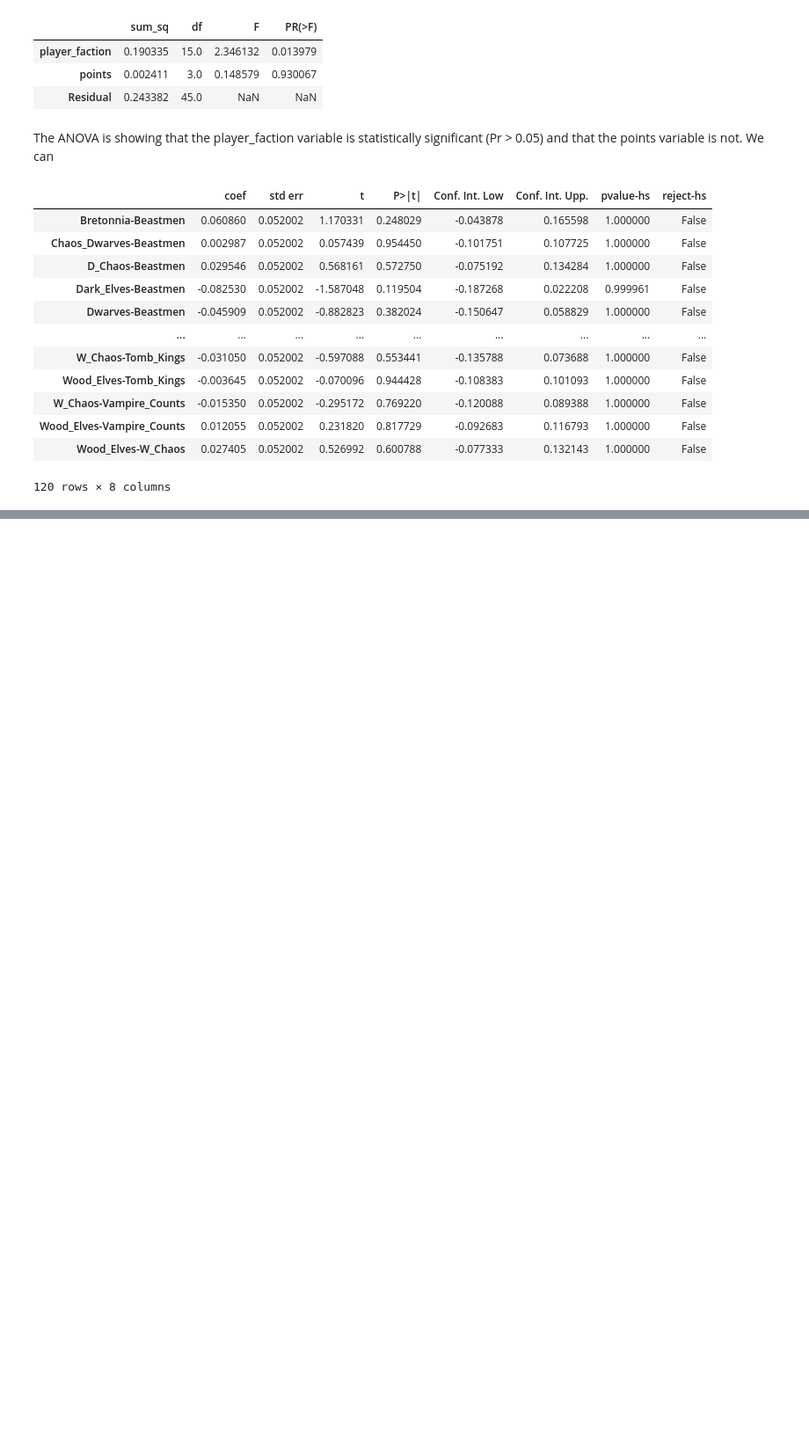
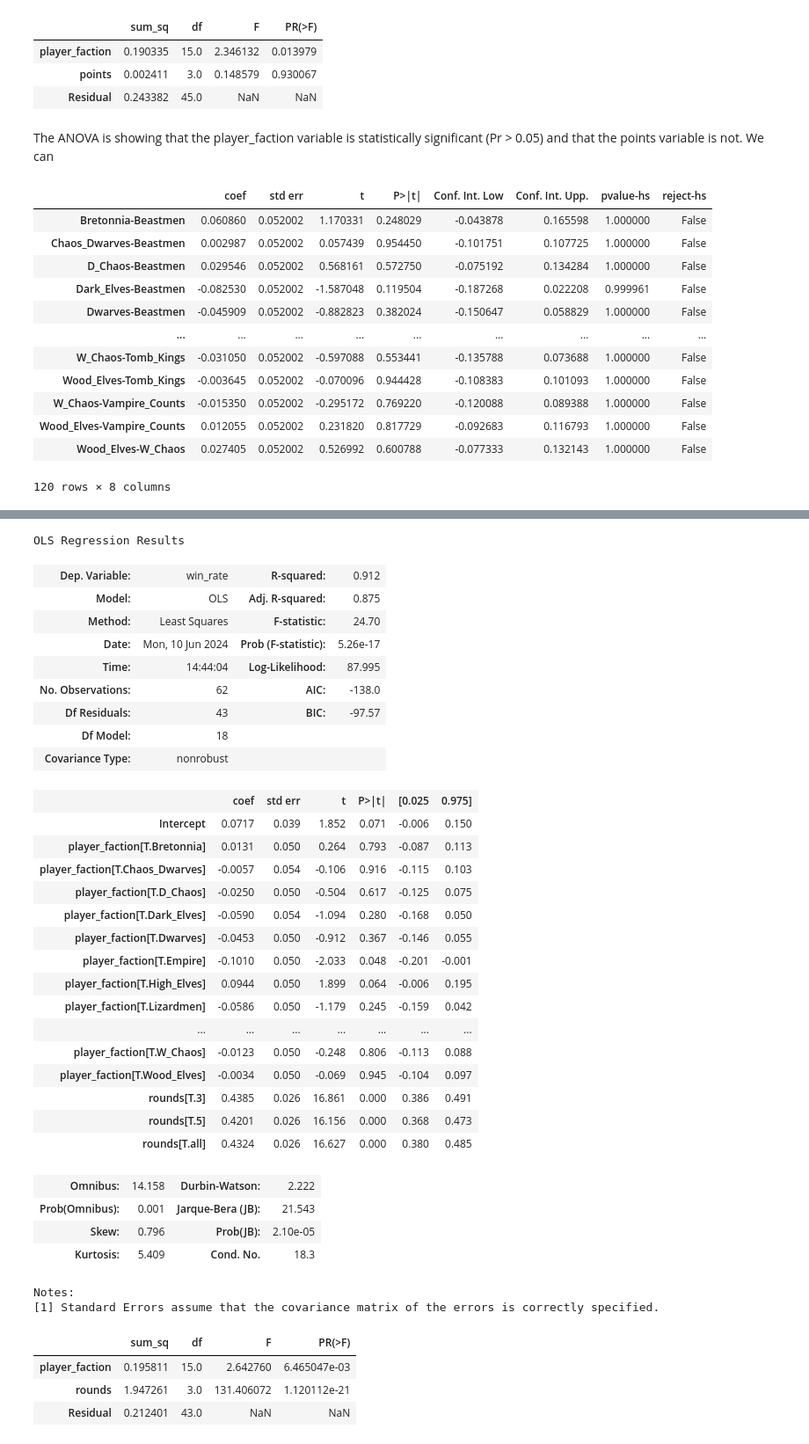
Before and after one commit to jacoblundeen/tow_analysis, a Jupyter notebook: tow_analysis.ipynb, the cells around one changed output, grey strips where cells are left out. Shown at 88% size. Drawn from its saved outputs; the diff is of its cells as text; code cells hidden in the pictures; blank space fills up the shorter version.

```diff
--- a/tow_analysis.ipynb
+++ b/tow_analysis.ipynb
@@ -234,0 +280,45 @@ pw.result_frame
+# %%
+rounds_formula = 'win_rate ~ player_faction + rounds'
+rounds_model = smf.ols(rounds_formula, tow_rounds_wr).fit()
+rounds_model.summary()
+# %% [output]
+OLS Regression Results
+| Dep. Variable: | win_rate | R-squared: | 0.912 |
+| Model: | OLS | Adj. R-squared: | 0.875 |
+| Method: | Least Squares | F-statistic: | 24.70 |
+| Date: | Mon, 10 Jun 2024 | Prob (F-statistic): | 5.26e-17 |
+| Time: | 14:44:04 | Log-Likelihood: | 87.995 |
+| No. Observations: | 62 | AIC: | -138.0 |
+| Df Residuals: | 43 | BIC: | -97.57 |
+| Df Model: | 18 |  |  |
+| Covariance Type: | nonrobust |  |  |
+|  | coef | std err | t | P>|t| | [0.025 | 0.975] |
+| Intercept | 0.0717 | 0.039 | 1.852 | 0.071 | -0.006 | 0.150 |
+| player_faction[T.Bretonnia] | 0.0131 | 0.050 | 0.264 | 0.793 | -0.087 | 0.113 |
+| player_faction[T.Chaos_Dwarves] | -0.0057 | 0.054 | -0.106 | 0.916 | -0.115 | 0.103 |
+| player_faction[T.D_Chaos] | -0.0250 | 0.050 | -0.504 | 0.617 | -0.125 | 0.075 |
+| player_faction[T.Dark_Elves] | -0.0590 | 0.054 | -1.094 | 0.280 | -0.168 | 0.050 |
+| player_faction[T.Dwarves] | -0.0453 | 0.050 | -0.912 | 0.367 | -0.146 | 0.055 |
+| player_faction[T.Empire] | -0.1010 | 0.050 | -2.033 | 0.048 | -0.201 | -0.001 |
+| player_faction[T.High_Elves] | 0.0944 | 0.050 | 1.899 | 0.064 | -0.006 | 0.195 |
+| player_faction[T.Lizardmen] | -0.0586 | 0.050 | -1.179 | 0.245 | -0.159 | 0.042 |
+| ... | ... | ... | ... | ... | ... | ... |
+| player_faction[T.W_Chaos] | -0.0123 | 0.050 | -0.248 | 0.806 | -0.113 | 0.088 |
+| player_faction[T.Wood_Elves] | -0.0034 | 0.050 | -0.069 | 0.945 | -0.104 | 0.097 |
+| rounds[T.3] | 0.4385 | 0.026 | 16.861 | 0.000 | 0.386 | 0.491 |
+| rounds[T.5] | 0.4201 | 0.026 | 16.156 | 0.000 | 0.368 | 0.473 |
+| rounds[T.all] | 0.4324 | 0.026 | 16.627 | 0.000 | 0.380 | 0.485 |
+| Omnibus: | 14.158 | Durbin-Watson: | 2.222 |
+| Prob(Omnibus): | 0.001 | Jarque-Bera (JB): | 21.543 |
+| Skew: | 0.796 | Prob(JB): | 2.10e-05 |
+| Kurtosis: | 5.409 | Cond. No. | 18.3 |
+Notes:
+[1] Standard Errors assume that the covariance matrix of the errors is correctly specified.
+# %%
+rounds_table = sm.stats.anova_lm(rounds_model, typ=2)
+rounds_table
+# %% [output]
+|  | sum_sq | df | F | PR(>F) |
+| player_faction | 0.195811 | 15.0 | 2.642760 | 6.465047e-03 |
+| rounds | 1.947261 | 3.0 | 131.406072 | 1.120112e-21 |
+| Residual | 0.212401 | 43.0 | NaN | NaN |
```
Also changed, not shown: parts of 6 cells of this notebook, 1 other file.
